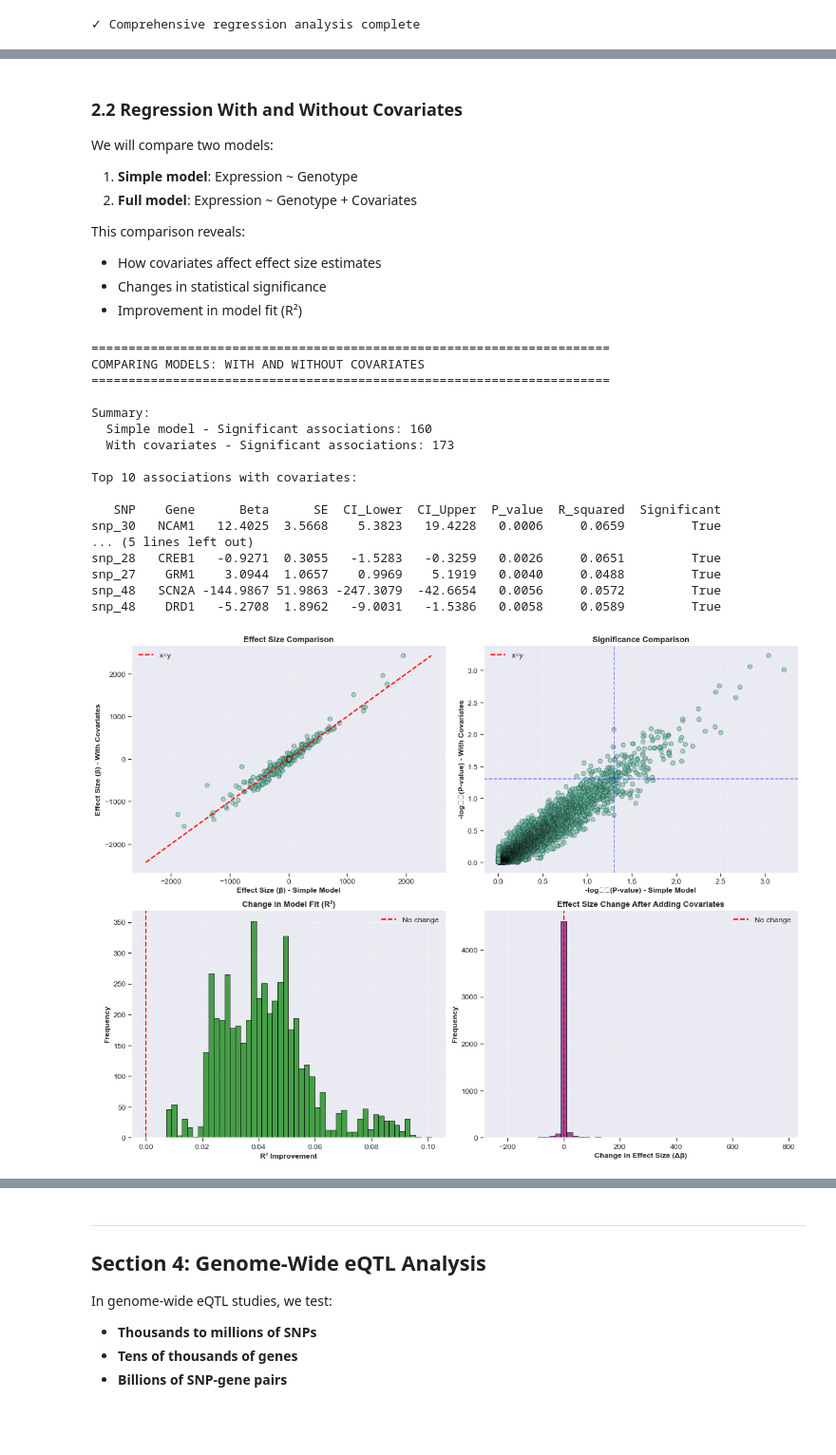
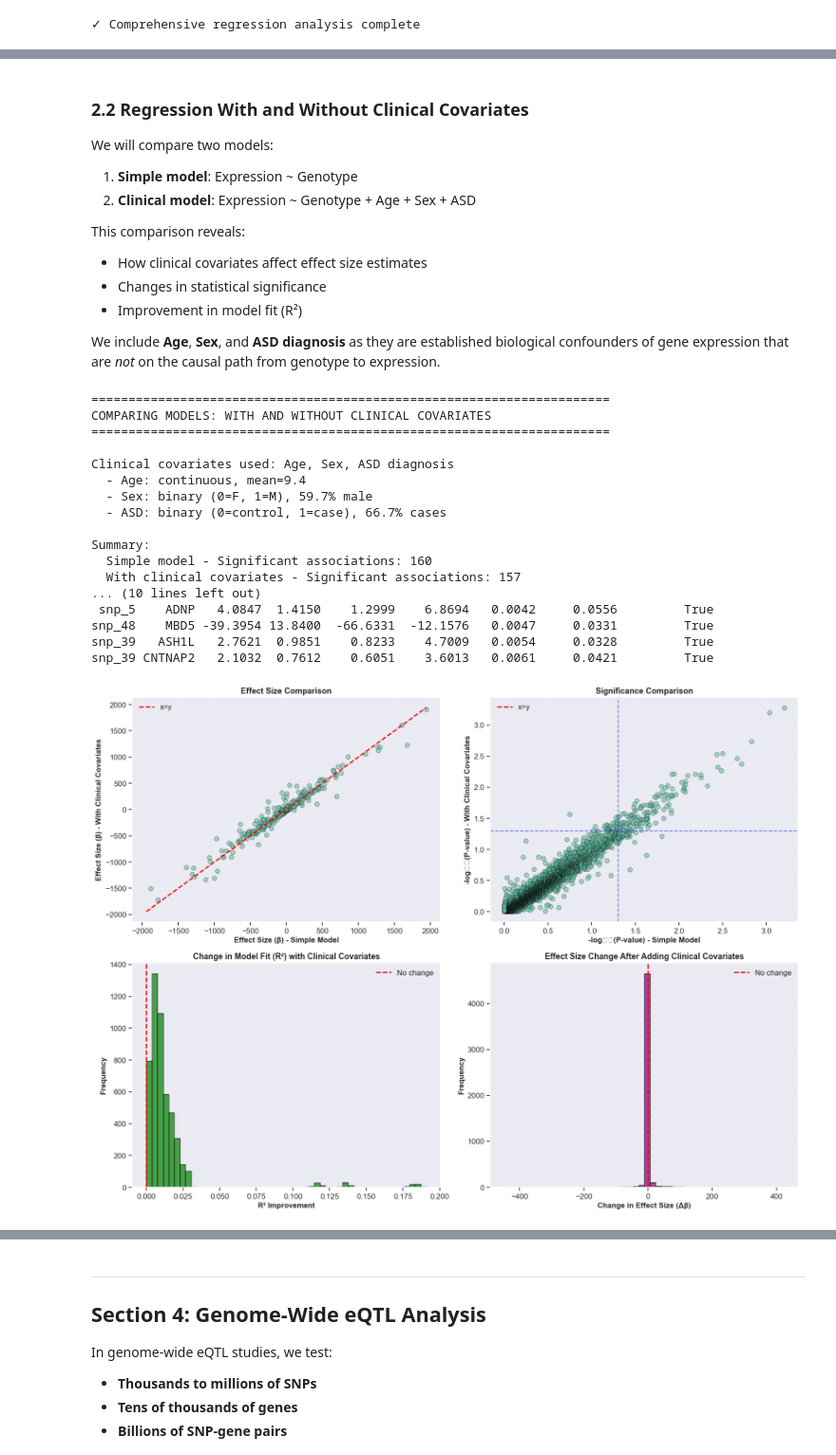
Before and after one commit to vladimirkovacevic/multiomics, a Jupyter notebook: notebooks/2_eQTL.ipynb, the cells around one changed output, grey strips where cells are left out. Shown at 95% size. Cells and saved outputs as stored; diff of their text form; code cells hidden in the pictures; blank space fills up the shorter version.

```diff
--- a/notebooks/2_eQTL.ipynb
+++ b/notebooks/2_eQTL.ipynb
@@ -601,15 +687,17 @@ max      2.3966    2.5136    2.5505    2.8025    2.9319    2.2267
 # %% [markdown]
-### 2.2 Regression With and Without Covariates
+### 2.2 Regression With and Without Clinical Covariates
 
 We will compare two models:
 
 1. **Simple model**: Expression ~ Genotype
-2. **Full model**: Expression ~ Genotype + Covariates
+2. **Clinical model**: Expression ~ Genotype + Age + Sex + ASD
 
 This comparison reveals:
-- How covariates affect effect size estimates
+- How clinical covariates affect effect size estimates
 - Changes in statistical significance
 - Improvement in model fit (R²)
+
+We include **Age**, **Sex**, and **ASD diagnosis** as they are established biological confounders of gene expression that are *not* on the causal path from genotype to expression.
 # %%
 def perform_eqtl_regression_with_covariates(genotype, expression, covariates_data, snp_name, gene_name):
     """
@@ -621,7 +709,7 @@ def perform_eqtl_regression_with_covariates(genotype, expression, covariates_dat
         Genotype values (0, 1, 2) for all individuals
     expression : array-like
         Expression values for all individuals
-    covariates_data : DataFrame
+    covariates_data : DataFrame or ndarray
         Covariate matrix (excluding sample ID)
     snp_name : str
         Name of the SNP
@@ -633,12 +721,16 @@ def perform_eqtl_regression_with_covariates(genotype, expression, covariates_dat
     dict : Dictionary containing regression results
     """
     # Prepare design matrix: genotype + covariates
-    X = np.column_stack([genotype, covariates_data.values])
+    if hasattr(covariates_data, 'values'):
+        cov_vals = covariates_data.values
+    else:
+        cov_vals = covariates_data
+    X = np.column_stack([genotype, cov_vals])
     X = sm.add_constant(X)
     y = expression
 
-    # Fit linear regression model
-    model = sm.OLS(y, X).fit()
+    # Ordinary Least Squares is the standard method used to estimate parameters in linear regression models
+    model = sm.OLS(y, X).fit()  # computes coefficients by minimizing squared residual error
 
     # Extract results (index 1 corresponds to genotype after constant)
     beta = model.params[1]
@@ -658,21 +750,26 @@ def perform_eqtl_regression_with_covariates(genotype, expression, covariates_dat
         'R_squared': rsquared
     }
 
-# Select a subset of covariates to avoid overfitting (use first 10 covariates)
-covariates_subset = covariates.iloc[:, 1:11]
+# Select clinical covariates: Age, Sex, ASD diagnosis
+# These are established biological confounders of gene expression
+clinical_covariates = covariates[['Age', 'Sex', 'ASD']].copy()
 
 print("=" * 70)
-print(f"COMPARING MODELS: WITH AND WITHOUT COVARIATES")
+print(f"COMPARING MODELS: WITH AND WITHOUT CLINICAL COVARIATES")
 print("=" * 70)
+print(f"\nClinical covariates used: Age, Sex, ASD diagnosis")
+print(f"  - Age: continuous, mean={clinical_covariates['Age'].mean():.1f}")
+print(f"  - Sex: binary (0=F, 1=M), {clinical_covariates['Sex'].mean():.1%} male")
+print(f"  - ASD: binary (0=control, 1=case), {clinical_covariates['ASD'].mean():.1%} cases")
 
-# Run analysis for all SNP-gene pairs with covariates
+# Run analysis for all SNP-gene pairs with clinical covariates
 all_results_with_cov = []
 for snp in geno.columns[1:]:
     for gene in expr.columns[1:]:
         result = perform_eqtl_regression_with_covariates(
             genotype=geno[snp].values,
             expression=expr[gene].values,
-            covariates_data=covariates_subset,
+            covariates_data=clinical_covariates,
             snp_name=snp,
             gene_name=gene
         )
@@ -697,8 +794,8 @@ comparison['Rsq_improvement'] = comparison['R_squared_with_cov'] - comparison['R
 
 print(f"\nSummary:")
 print(f"  Simple model - Significant associations: {eqtl_results['Significant'].sum()}")
-print(f"  With covariates - Significant associations: {eqtl_results_with_cov['Significant'].sum()}")
-print(f"\nTop 10 associations with covariates:\n")
+print(f"  With clinical covariates - Significant associations: {eqtl_results_with_cov['Significant'].sum()}")
+print(f"\nTop 10 associations with clinical covariates:\n")
 print(eqtl_results_with_cov.head(10).to_string(index=False))
 
 # Visualize comparison
@@ -712,7 +809,7 @@ lim = max(abs(comparison['Beta_simple'].min()), abs(comparison['Beta_simple'].ma
           abs(comparison['Beta_with_cov'].min()), abs(comparison['Beta_with_cov'].max()))
 ax1.plot([-lim, lim], [-lim, lim], 'r--', linewidth=2, label='x=y')
 ax1.set_xlabel('Effect Size (β) - Simple Model', fontsize=12, fontweight='bold')
-ax1.set_ylabel('Effect Size (β) - With Covariates', fontsize=12, fontweight='bold')
+ax1.set_ylabel('Effect Size (β) - With Clinical Covariates', fontsize=12, fontweight='bold')
 ax1.set_title('Effect Size Comparison', fontsize=13, fontweight='bold')
 ax1.legend()
 ax1.grid(True, alpha=0.3)
@@ -728,7 +825,7 @@ ax2.plot([0, lim], [0, lim], 'r--', linewidth=2, label='x=y')
 ax2.axhline(-np.log10(0.05), color='blue', linestyle='--', alpha=0.5)
 ax2.axvline(-np.log10(0.05), color='blue', linestyle='--', alpha=0.5)
 ax2.set_xlabel('-log₁₀(P-value) - Simple Model', fontsize=12, fontweight='bold')
-ax2.set_ylabel('-log₁₀(P-value) - With Covariates', fontsize=12, fontweight='bold')
+ax2.set_ylabel('-log₁₀(P-value) - With Clinical Covariates', fontsize=12, fontweight='bold')
 ax2.set_title('Significance Comparison', fontsize=13, fontweight='bold')
 ax2.legend()
 ax2.grid(True, alpha=0.3)
@@ -739,48 +836,48 @@ ax3.hist(comparison['Rsq_improvement'], bins=50, edgecolor='black', alpha=0.7, c
 ax3.axvline(0, color='red', linestyle='--', linewidth=2, label='No change')
 ax3.set_xlabel('R² Improvement', fontsize=12, fontweight='bold')
 ax3.set_ylabel('Frequency', fontsize=12, fontweight='bold')
-ax3.set_title('Change in Model Fit (R²)', fontsize=13, fontweight='bold')
+ax3.set_title('Change in Model Fit (R²) with Clinical Covariates', fontsize=13, fontweight='bold')
 ax3.legend()
 ax3.grid(True, alpha=0.3)
 
 # 4. Effect size change distribution
 ax4 = axes[1, 1]
 ax4.hist(comparison['Beta_change'], bins=50, edgecolor='black', alpha=0.7, color='purple')
 ax4.axvline(0, color='red', linestyle='--', linewidth=2, label='No change')
 ax4.set_xlabel('Change in Effect Size (Δβ)', fontsize=12, fontweight='bold')
 ax4.set_ylabel('Frequency', fontsize=12, fontweight='bold')
-ax4.set_title('Effect Size Change After Adding Covariates', fontsize=13, fontweight='bold')
+ax4.set_title('Effect Size Change After Adding Clinical Covariates', fontsize=13, fontweight='bold')
 ax4.legend()
 ax4.grid(True, alpha=0.3)
 
 plt.tight_layout()
 plt.show()
 
 print(f"\n{'='*70}")
-print("IMPACT OF COVARIATES")
+print("IMPACT OF CLINICAL COVARIATES")
 print(f"{'='*70}")
 print(f"Mean R² improvement: {comparison['Rsq_improvement'].mean():.4f}")
 print(f"Mean absolute beta change: {comparison['Beta_change'].abs().mean():.4f}")
 print(f"Associations gaining significance: {((comparison['P_value_simple'] >= 0.05) & (comparison['P_value_with_cov'] < 0.05)).sum()}")
 print(f"Associations losing significance: {((comparison['P_value_simple'] < 0.05) & (comparison['P_value_with_cov'] >= 0.05)).sum()}")
-print("\n\u2713 Covariate analysis complete")
+print("\n✓ Clinical covariate analysis complete")
 # %% [output]
 ======================================================================
-COMPARING MODELS: WITH AND WITHOUT COVARIATES
+COMPARING MODELS: WITH AND WITHOUT CLINICAL COVARIATES
 ======================================================================
+
+Clinical covariates used: Age, Sex, ASD diagnosis
+  - Age: continuous, mean=9.4
+  - Sex: binary (0=F, 1=M), 59.7% male
+  - ASD: binary (0=control, 1=case), 66.7% cases
 
 Summary:
   Simple model - Significant associations: 160
-  With covariates - Significant associations: 173
-
-Top 10 associations with covariates:
-
-   SNP    Gene      Beta      SE  CI_Lower  CI_Upper  P_value  R_squared  Significant
-snp_30   NCAM1   12.4025  3.5668    5.3823   19.4228   0.0006     0.0659         True
-... (5 lines left out)
-snp_28   CREB1   -0.9271  0.3055   -1.5283   -0.3259   0.0026     0.0651         True
-snp_27    GRM1    3.0944  1.0657    0.9969    5.1919   0.0040     0.0488         True
-snp_48   SCN2A -144.9867 51.9863 -247.3079  -42.6654   0.0056     0.0572         True
-snp_48    DRD1   -5.2708  1.8962   -9.0031   -1.5386   0.0058     0.0589         True
+  With clinical covariates - Significant associations: 157
+... (10 lines left out)
+ snp_5    ADNP   4.0847  1.4150    1.2999    6.8694   0.0042     0.0556         True
+snp_48    MBD5 -39.3954 13.8400  -66.6331  -12.1576   0.0047     0.0331         True
+snp_39   ASH1L   2.7621  0.9851    0.8233    4.7009   0.0054     0.0328         True
+snp_39 CNTNAP2   2.1032  0.7612    0.6051    3.6013   0.0061     0.0421         True
-[figure, old version]
+[figure, new version]
 ======================================================================
```
Also changed, not shown: parts of 20 cells of this notebook, 1 other file.
